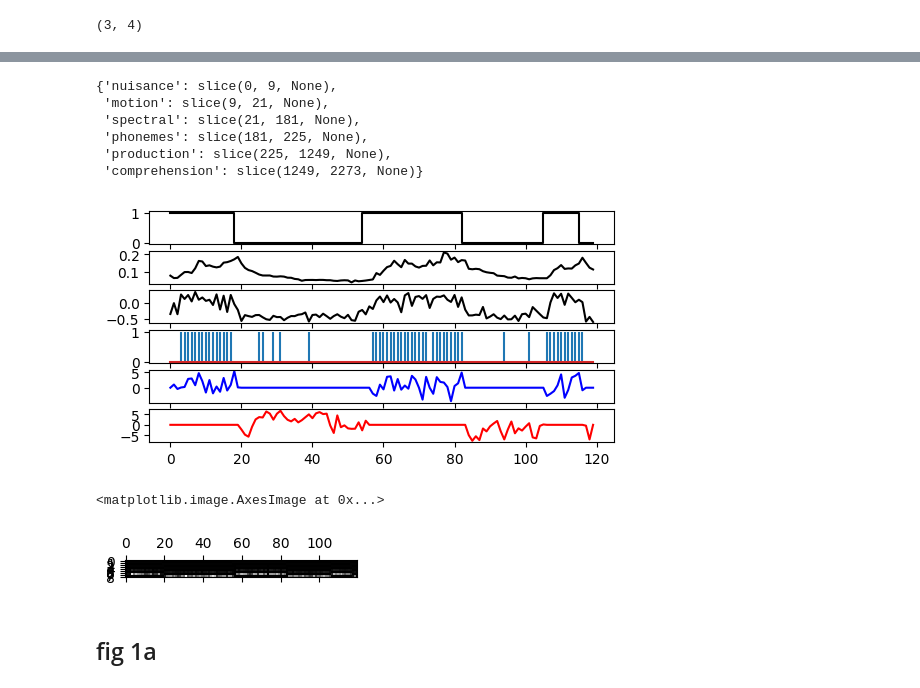
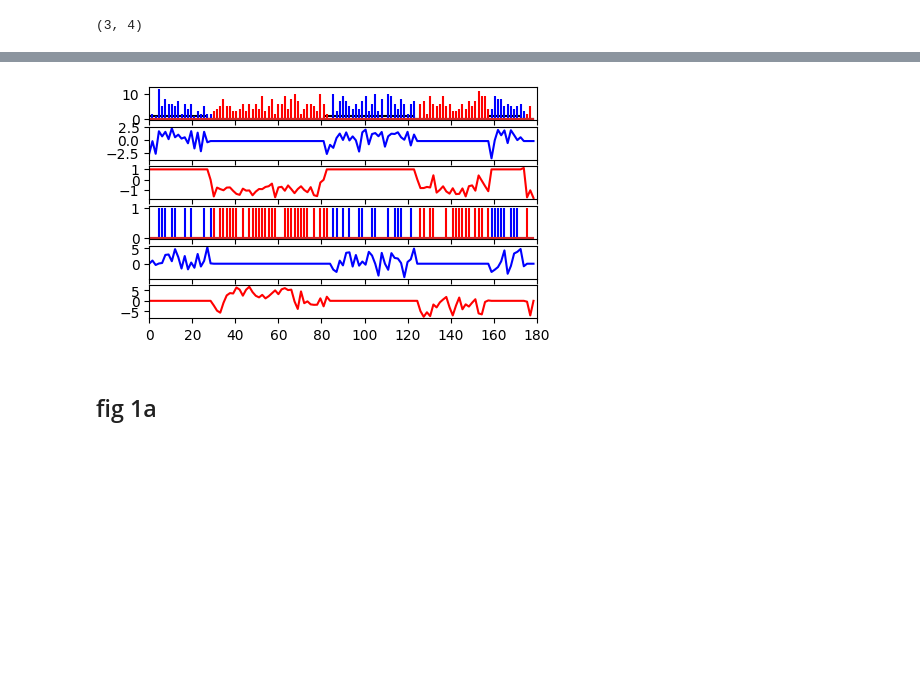
Before and after one commit to YeajuDianaKim394/EncodingModels, a Jupyter notebook: code/visualization.ipynb, the cells around one changed output, grey strips where cells are left out. Drawn from its saved outputs; the diff is of its cells as text; code cells hidden in the pictures; blank space fills up the shorter version.

```diff
--- a/code/visualization.ipynb
+++ b/code/visualization.ipynb
@@ -151,31 +132,31 @@ plt.matshow(Xt[:, features['spectral']])
-# %%
-features
-# %% [output]
-{'nuisance': slice(0, 9, None),
- 'motion': slice(9, 21, None),
- 'spectral': slice(21, 181, None),
- 'phonemes': slice(181, 225, None),
- 'production': slice(225, 1249, None),
- 'comprehension': slice(1249, 2273, None)}
 # %%
-xaxis = np.arange(120)
-fig, axes = plt.subplots(6, 1, figsize=(6, 3))
-axes[0].step(xaxis, Xt[:, 1], c='k')
-axes[1].plot(xaxis, Xt[:, 9] + Xt[:, 9+6], c='k')
-axes[2].plot(xaxis, Xt[:, 25] + Xt[:, 25+80], c='k')
-axes[3].stem(xaxis, Xt[:, 182] + Xt[:, 182+39], markerfmt='')
-axes[4].plot(xaxis, Xt[:, 225], c='blue')
-axes[5].plot(xaxis, Xt[:, 225+1024], c='red')
+xaxis = np.arange(120) * 1.5
+fig, axes = plt.subplots(6, 1, figsize=(5, 3), sharex=True)
+
+# on off and phonemes
+# axes[0].step(xaxis, Xt[:, 1], c='k')
+axes[0].stem(xaxis, Xt[:, 3], markerfmt='', linefmt='b')
+axes[0].stem(xaxis, Xt[:, 7], markerfmt='', linefmt='r')
+
+# spectral channel
+c = 13
+axes[1].plot(xaxis, zscore(Xt[:, c]), c='blue')
+axes[2].plot(xaxis, zscore(Xt[:, c+80]), c='red')
+
+# axes[2].plot(xaxis, Xt[:, 25] + Xt[:, 25+80], c='k')
+
+c = 2
+axes[3].stem(xaxis, Xt[:, 169+c], markerfmt='', linefmt='b')
+axes[3].stem(xaxis, Xt[:, 169+22+c], markerfmt='', linefmt='r')
+
+axes[4].plot(xaxis, Xt[:, 263], c='blue')
+axes[5].plot(xaxis, Xt[:, 263+1024], c='red')
+
 fig.savefig('figures/fig1b-artifacts.svg')
+axes[0].set_xlim(0, 180)
 fig.show()
 # %% [output]
-[figure, old version]
+[figure, new version]
-# %%
-fig, ax = plt.subplots(figsize=(3, 1))
-ax.matshow(Xt[:, features['nuisance']].T, cmap='gray')
-# %% [output]
-<matplotlib.image.AxesImage at 0x...>
-[figure, removed]
 # %% [markdown]
 ## fig 1a
 # %%
```
Also changed, not shown: parts of 15 cells of this notebook, 10 other files.
